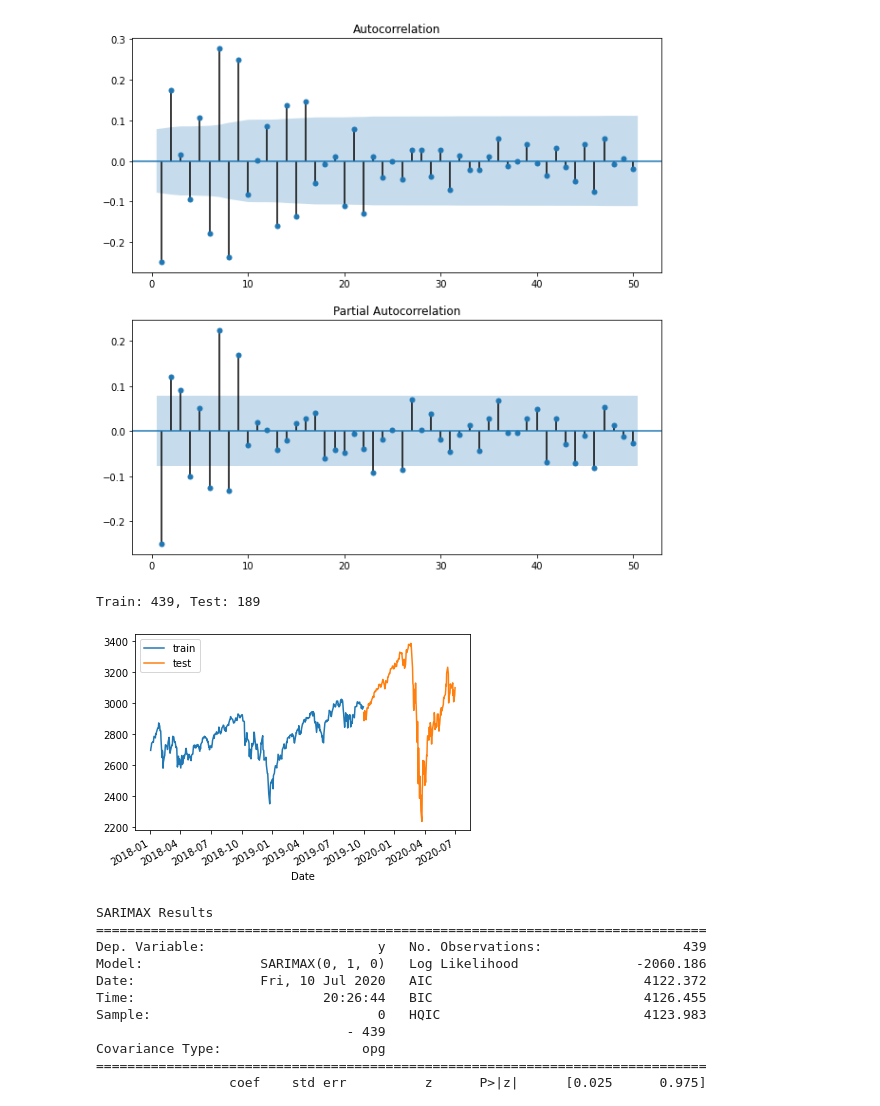
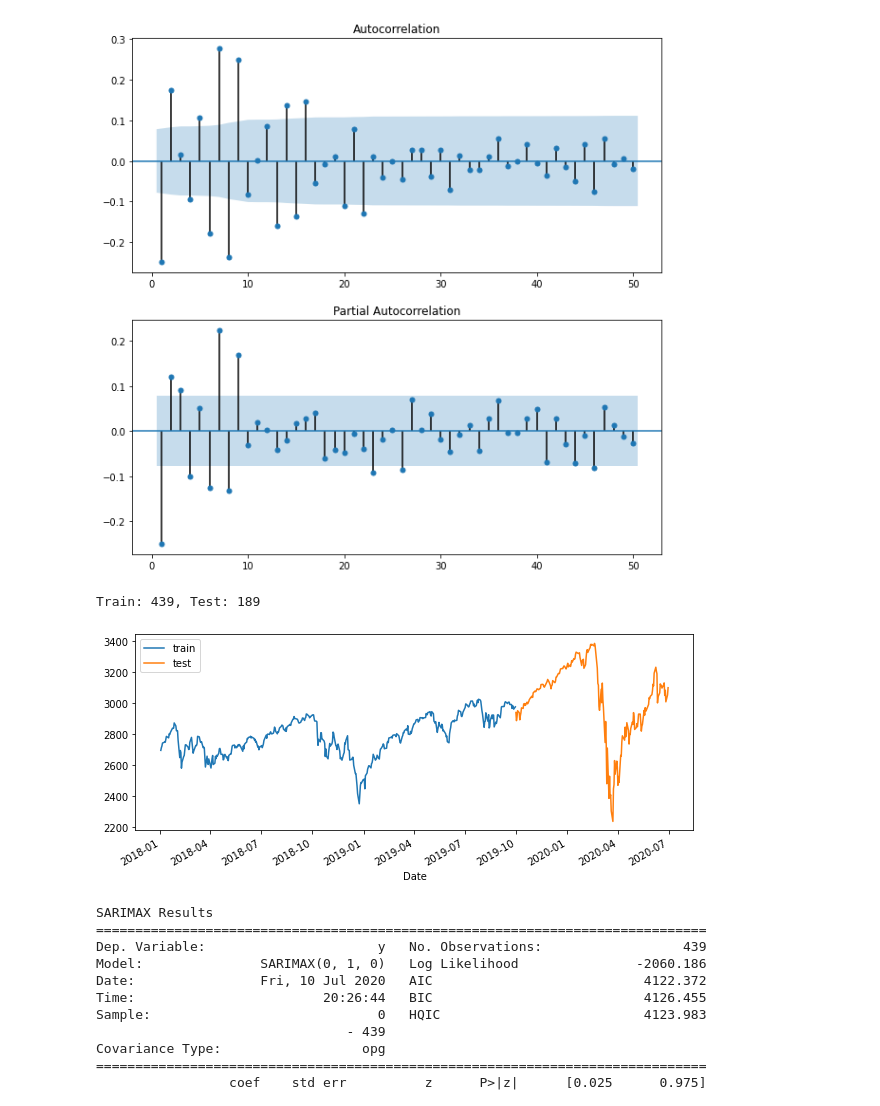
Before and after one commit to jbogocz/arima_garch, a Jupyter notebook: arima.ipynb, the cells around one changed output. Cells and saved outputs as stored; diff of their text form; code cells hidden in the pictures.

```diff
--- a/arima.ipynb
+++ b/arima.ipynb
@@ -157,22 +157,22 @@ class Auto_Arima():
 # %%
 # Train test split
 def train_test_split(X, size=0.7):
     train = X[:int(X.shape[0]*size)]
     test = X[int(X.shape[0]*size):]
     return train, test
 
 train, test = train_test_split(X=df['Close'], size=0.7)
 print(f'Train: {len(train)}, Test: {len(test)}')
 
 # Plot train & test datasets
-fig, ax = plt.subplots()
+fig, ax = plt.subplots(figsize=(10,4))
 train.plot(ax=ax, label='train')
 test.plot(ax=ax, label='test')
 ax.legend()
 plt.show()
 # %% [output]
 Train: 439, Test: 189
-[figure, old version]
+[figure, new version]
 # %%
 # Fit model with auto-arima
 arima_model = Auto_Arima(train)
```
Also changed, not shown: parts of 2 cells of this notebook.
